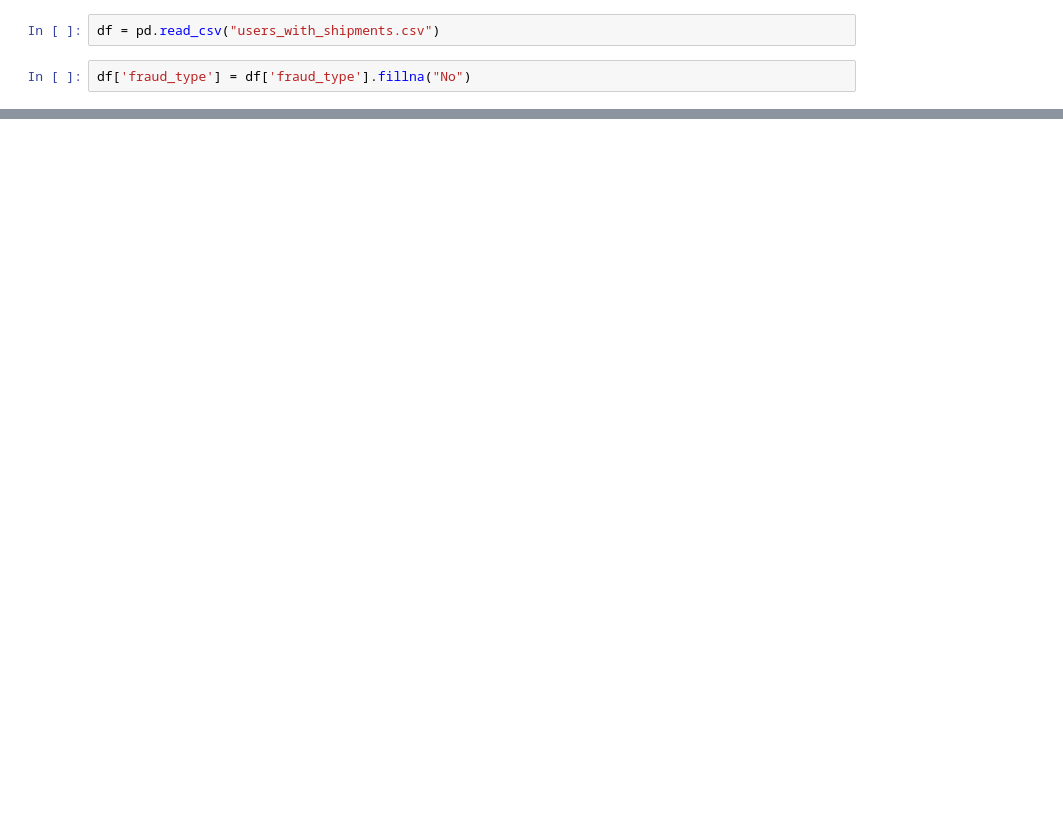
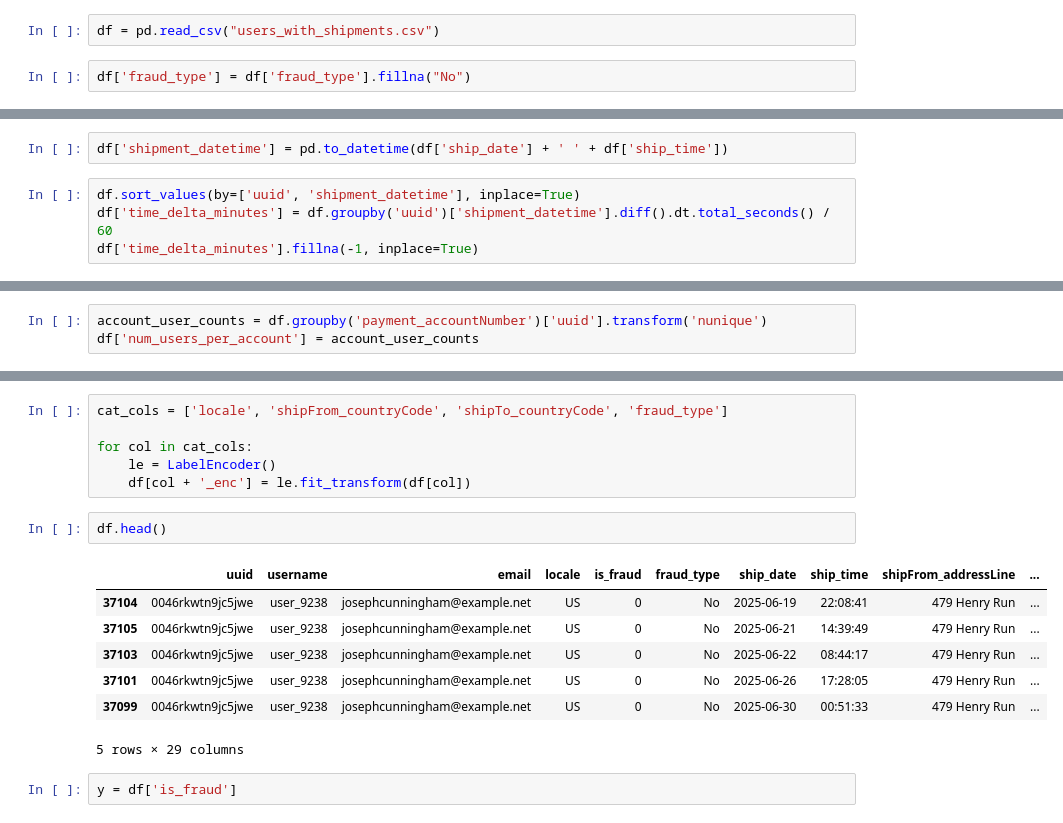
Before and after one commit to alanqiao6/fraud-detection, a Jupyter notebook: fraud_detection.ipynb, the cells around one changed output, grey strips where cells are left out. Cells and saved outputs as stored; diff of their text form; blank space fills up the shorter version.

```diff
--- a/fraud_detection.ipynb
+++ b/fraud_detection.ipynb
@@ -28,0 +124,6 @@ Name: count, dtype: int64
+# %%
+df['shipment_datetime'] = pd.to_datetime(df['ship_date'] + ' ' + df['ship_time'])
+# %%
+df.sort_values(by=['uuid', 'shipment_datetime'], inplace=True)
+df['time_delta_minutes'] = df.groupby('uuid')['shipment_datetime'].diff().dt.total_seconds() / 60
+df['time_delta_minutes'].fillna(-1, inplace=True)
@@ -28,0 +150,3 @@ Name: count, dtype: int64
+# %%
+account_user_counts = df.groupby('payment_accountNumber')['uuid'].transform('nunique')
+df['num_users_per_account'] = account_user_counts
@@ -28,0 +173,18 @@ Name: count, dtype: int64
+# %%
+cat_cols = ['locale', 'shipFrom_countryCode', 'shipTo_countryCode', 'fraud_type']
+
+for col in cat_cols:
+    le = LabelEncoder()
+    df[col + '_enc'] = le.fit_transform(df[col])
+# %%
+df.head()
+# %% [output]
+|  | uuid | username | email | locale | is_fraud | fraud_type | ship_date | ship_time | shipFrom_addressLine | ... |
+| 37104 | 0046rkwtn9jc5jwe | user_9238 | josephcunningham@example.net | US | 0 | No | 2025-06-19 | 22:08:41 | 479 Henry Run | ... |
+| 37105 | 0046rkwtn9jc5jwe | user_9238 | josephcunningham@example.net | US | 0 | No | 2025-06-21 | 14:39:49 | 479 Henry Run | ... |
+| 37103 | 0046rkwtn9jc5jwe | user_9238 | josephcunningham@example.net | US | 0 | No | 2025-06-22 | 08:44:17 | 479 Henry Run | ... |
+| 37101 | 0046rkwtn9jc5jwe | user_9238 | josephcunningham@example.net | US | 0 | No | 2025-06-26 | 17:28:05 | 479 Henry Run | ... |
+| 37099 | 0046rkwtn9jc5jwe | user_9238 | josephcunningham@example.net | US | 0 | No | 2025-06-30 | 00:51:33 | 479 Henry Run | ... |
+5 rows × 29 columns
+# %%
+y = df['is_fraud']
```
Also changed, not shown: parts of 25 cells of this notebook.
